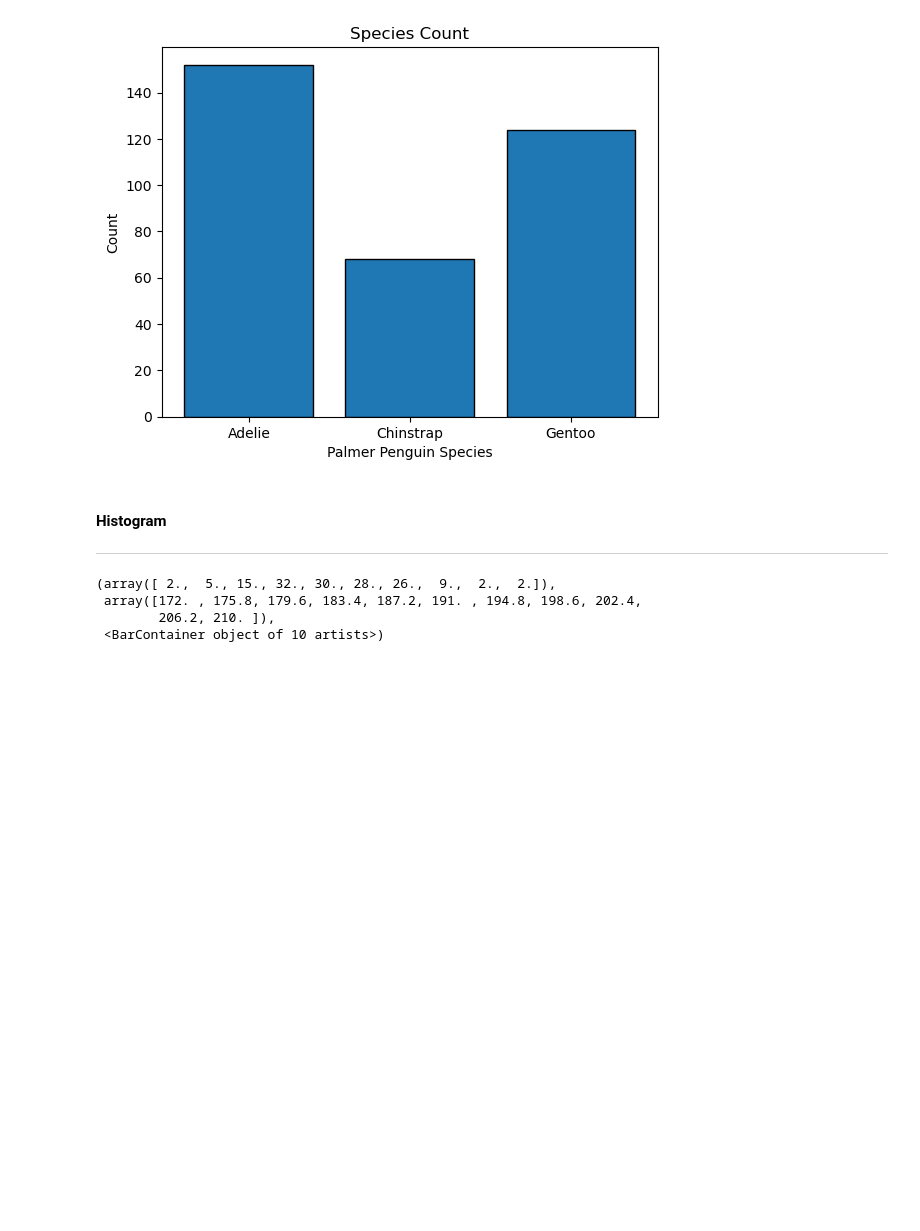
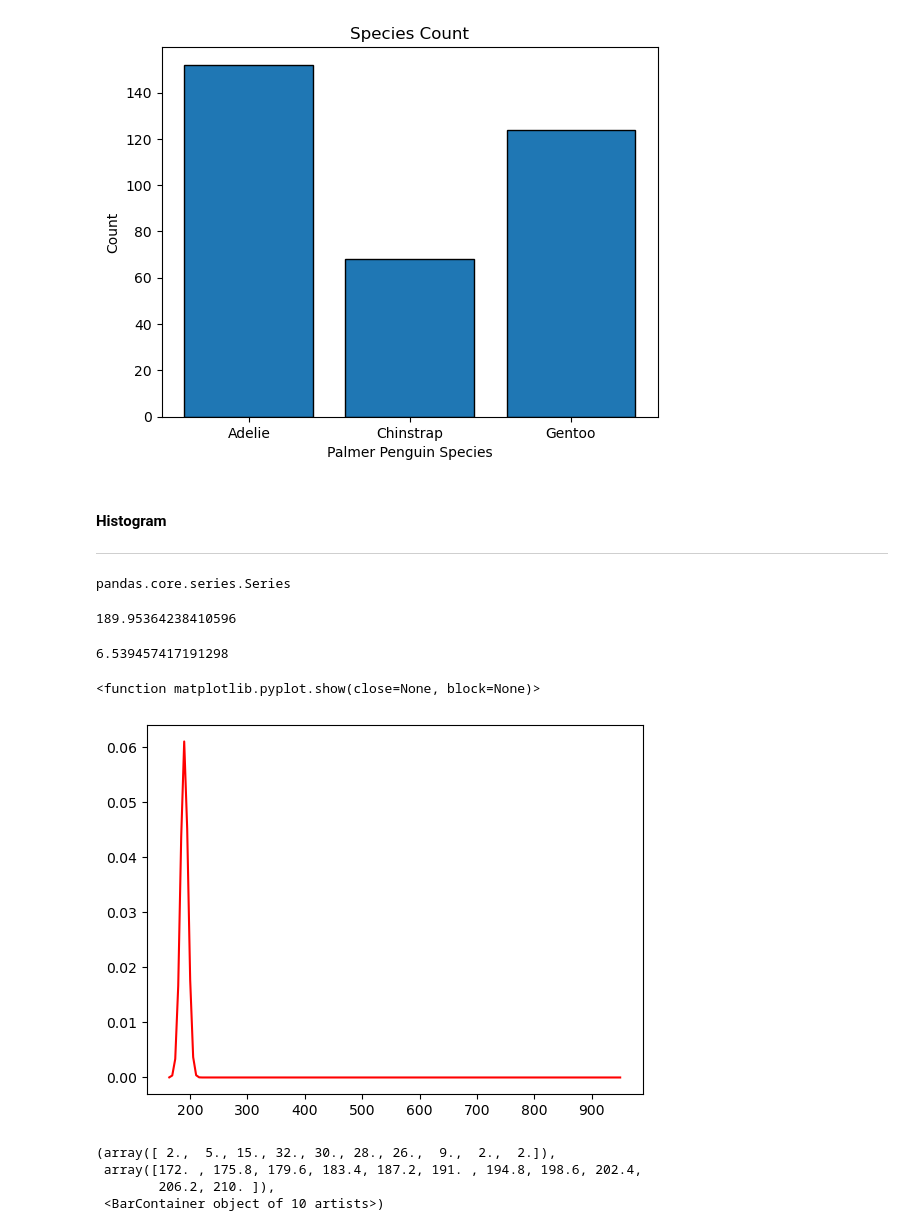
Before and after one commit to fdennehy/pda-project, a Jupyter notebook: penguins.ipynb, the cells around one changed output. Saved outputs shown, nothing was run; the diff lists cells and outputs as text; code cells hidden in the pictures; blank space fills up the shorter version.

```diff
--- a/penguins.ipynb
+++ b/penguins.ipynb
@@ -301,6 +322,29 @@ gentoo_df = df[df["species"].str.contains("Gentoo")]
 adelie_flen = adelie_df["flipper_length_mm"]
 chinstrap_flen = chinstrap_df["flipper_length_mm"]
 gentoo_flen = gentoo_df["flipper_length_mm"]
+# %%
+type(adelie_flen)
+# %% [output]
+pandas.core.series.Series
+# %%
+adelie_mean = adelie_flen.mean()
+adelie_mean
+# %% [output]
+189.95364238410596
+# %%
+adelie_std = adelie_flen.std()
+adelie_std
+# %% [output]
+6.539457417191298
+# %%
+x=np.linspace(adelie_mean-4*adelie_std,adelie_mean+4*adelie_mean,152)
+y=norm(loc=adelie_mean,scale=adelie_std).pdf(x)
+
+plt.plot(x,y,c="red")
+plt.show
+# %% [output]
+<function matplotlib.pyplot.show(close=None, block=None)>
+[figure, added]
 # %%
 # Plot histogram
 plt.hist(adelie_flen, edgecolor='black')
```
Also changed, not shown: parts of 24 cells of this notebook.
